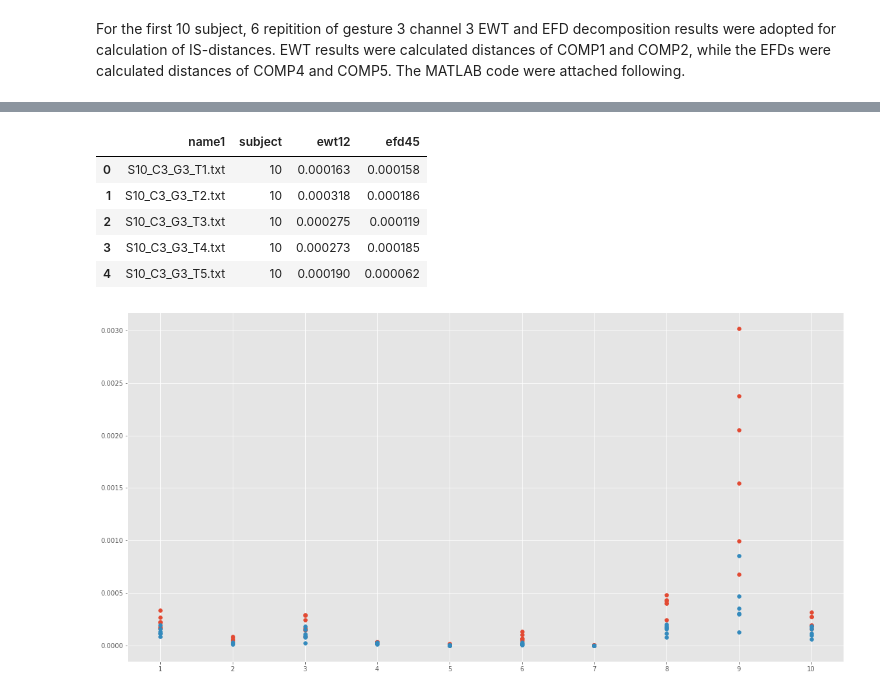
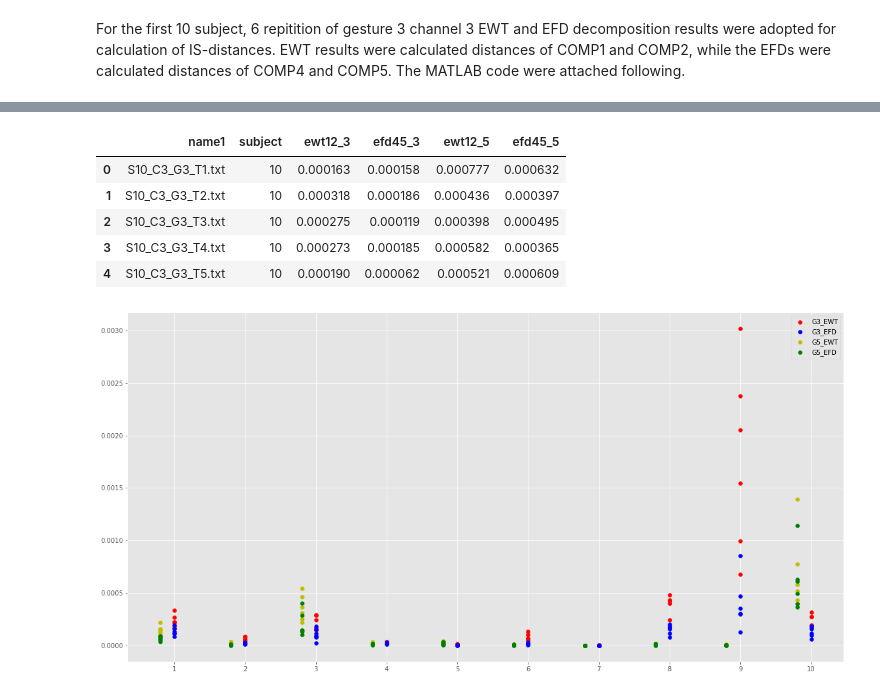
Before and after one commit to chenkecoco1/EMG_Analysis, a Jupyter notebook: Calculate_Distances_of_Components.ipynb, the cells around one changed output, grey strips where cells are left out. Drawn from its saved outputs; the diff is of its cells as text; code cells hidden in the pictures.

```diff
--- a/Calculate_Distances_of_Components.ipynb
+++ b/Calculate_Distances_of_Components.ipynb
@@ -878,5 +926,5 @@ for filename in os.listdir(directory):
 # %%
-directory = r'C:\Ninapro\pieces_is\EFD'
+directory = r'C:\Ninapro\pieces_is\EFD3'
 fullefd=[]
 filenamesefd=[]
 # iterate over files in
@@ -887,9 +935,22 @@ for filename in os.listdir(directory):
         f = os.path.join(directory, filename)
         with open(f) as k:
             fullefd.append(k.readline()[:-1])
+# %%
+directory = r'C:\Ninapro\pieces_is\EFD5'
+fullefd5=[]
+filenamesefd5=[]
+# iterate over files in
+# that directory
+for filename in os.listdir(directory):
+    if filename[-1]=='t':
+        filenamesefd5.append(filename)
+        f = os.path.join(directory, filename)
+        with open(f) as k:
+            fullefd5.append(k.readline()[:-1])
 # %%
 # add subject for comparision
 subject=[10,10,10,10,10,10,1,1,1,1,1,1,2,2,2,2,2,2,3,3,3,3,3,3,4,4,4,4,4,4,5,5,5,5,5,5,6,6,6,6,6,6,7,7,7,7,7,7,8,8,8,8,8,8,9,9,9,9,9,9]
 # %%
-df_dist_c3g3=pd.DataFrame({'name1':filenames,'subject':subject,'ewt12':full,'efd45':fullefd})
+df_dist_c3g35=pd.DataFrame(
+    {'name1':filenames,'subject':subject,'ewt12_3':full,'efd45_3':fullefd,'ewt12_5':full5,'efd45_5':fullefd5})
 # %%
@@ -904,21 +965,24 @@ df_dist_c3g3.head()
 # %%
-df_dist_c3g3 = df_dist_c3g3.astype({'name1':object,'subject':int,"ewt12": float, "efd45": float})
+df_dist_c3g35 = df_dist_c3g35.astype({'name1':object,'subject':int,"ewt12_3": float, "efd45_3": float,'ewt12_5':float,'efd45_5':float})
 # %%
-df_dist_c3g3.head()
+df_dist_c3g35.head()
 # %% [output]
-|  | name1 | subject | ewt12 | efd45 |
-| 0 | S10_C3_G3_T1.txt | 10 | 0.000163 | 0.000158 |
-| 1 | S10_C3_G3_T2.txt | 10 | 0.000318 | 0.000186 |
-| 2 | S10_C3_G3_T3.txt | 10 | 0.000275 | 0.000119 |
-| 3 | S10_C3_G3_T4.txt | 10 | 0.000273 | 0.000185 |
-| 4 | S10_C3_G3_T5.txt | 10 | 0.000190 | 0.000062 |
+|  | name1 | subject | ewt12_3 | efd45_3 | ewt12_5 | efd45_5 |
+| 0 | S10_C3_G3_T1.txt | 10 | 0.000163 | 0.000158 | 0.000777 | 0.000632 |
+| 1 | S10_C3_G3_T2.txt | 10 | 0.000318 | 0.000186 | 0.000436 | 0.000397 |
+| 2 | S10_C3_G3_T3.txt | 10 | 0.000275 | 0.000119 | 0.000398 | 0.000495 |
+| 3 | S10_C3_G3_T4.txt | 10 | 0.000273 | 0.000185 | 0.000582 | 0.000365 |
+| 4 | S10_C3_G3_T5.txt | 10 | 0.000190 | 0.000062 | 0.000521 | 0.000609 |
 # %%
 figure(figsize=(20,10))
 
-plt.scatter(df_dist_c3g3['subject'], df_dist_c3g3['ewt12'])
-plt.scatter(df_dist_c3g3['subject'], df_dist_c3g3['efd45'])
+plt.scatter(df_dist_c3g35['subject'], df_dist_c3g35['ewt12_3'],label='G3_EWT',c='r')
+plt.scatter(df_dist_c3g35['subject'], df_dist_c3g35['efd45_3'],label='G3_EFD',c='b')
+plt.scatter(df_dist_c3g35['subject']-0.2, df_dist_c3g35['ewt12_5'],label='G5_EWT',c='y')
+plt.scatter(df_dist_c3g35['subject']-0.2, df_dist_c3g35['efd45_5'],label='G5_EFD',c='g')
+plt.legend()
 plt.xticks((1,2,3,4,5,6,7,8,9,10))
 
 plt.show()
 # %% [output]
-[figure, old version]
+[figure, new version]
```
Also changed, not shown: parts of 8 cells of this notebook.
